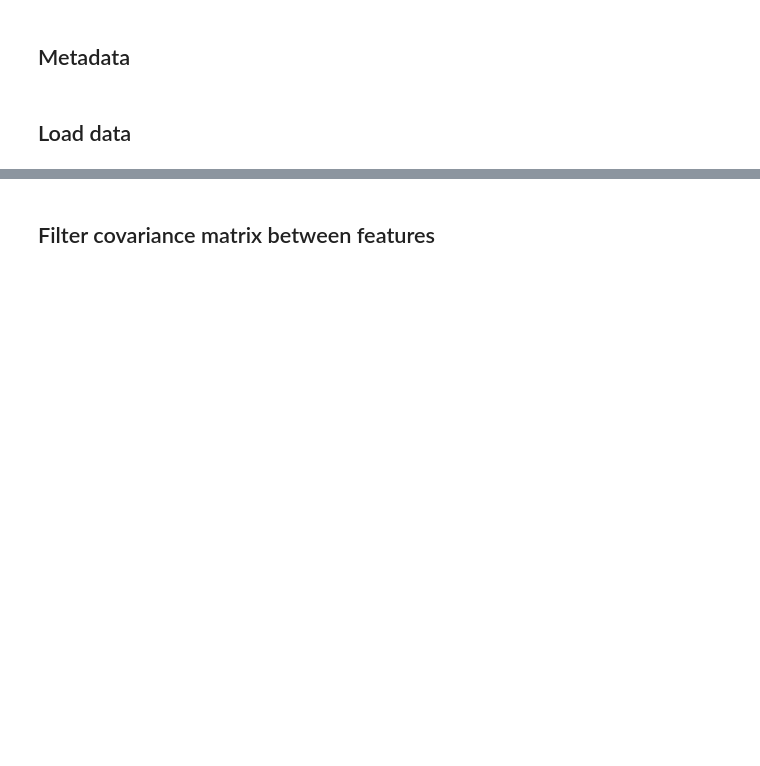
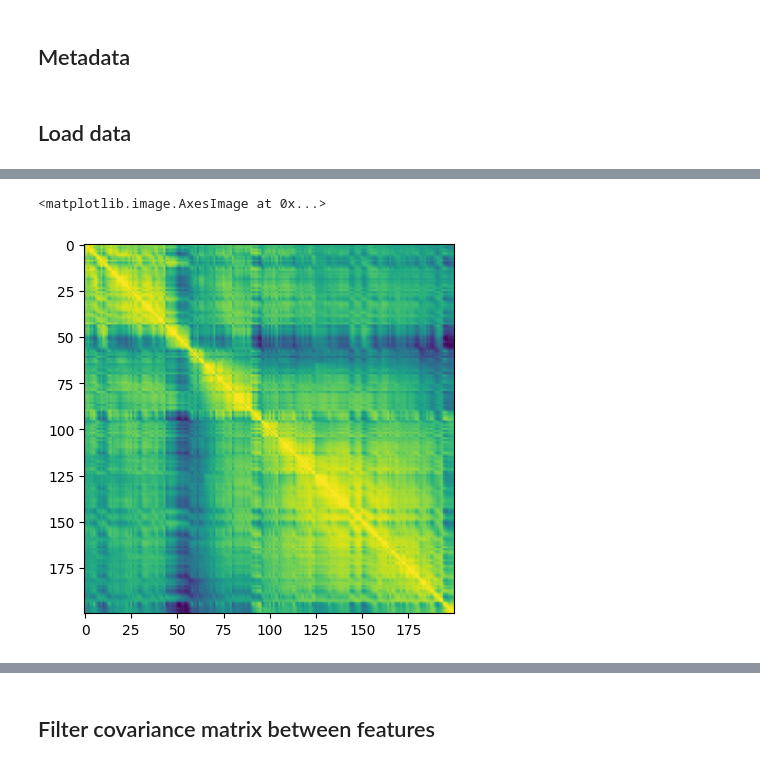
Before and after one commit to chataignault/irbackend, a Jupyter notebook: kaggle/market_state.ipynb, the cells around one changed output, grey strips where cells are left out. Drawn from its saved outputs; the diff is of its cells as text; code cells hidden in the pictures; blank space fills up the shorter version.

```diff
--- a/kaggle/market_state.ipynb
+++ b/kaggle/market_state.ipynb
@@ -206,2 +237,7 @@ adjacency
 # %%
 np.save("adjancency_matrix.npy", adjacency)
+# %%
+plt.imshow(adjacency_np)
+# %% [output]
+<matplotlib.image.AxesImage at 0x...>
+[figure, added]
```
Also changed, not shown: parts of 12 cells of this notebook.
